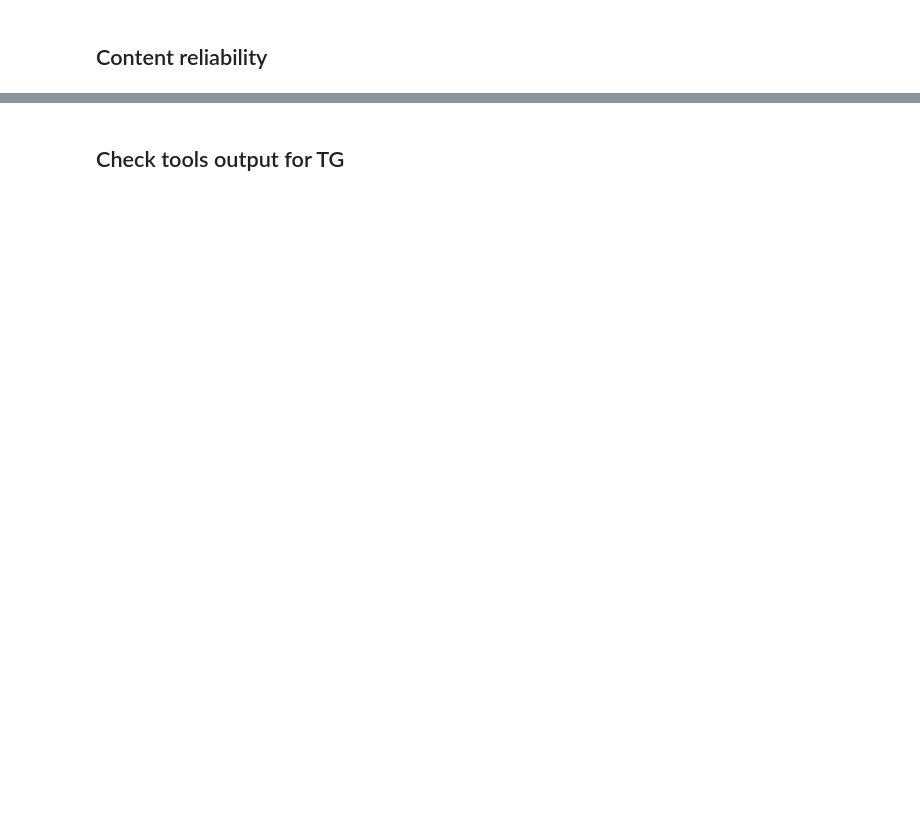
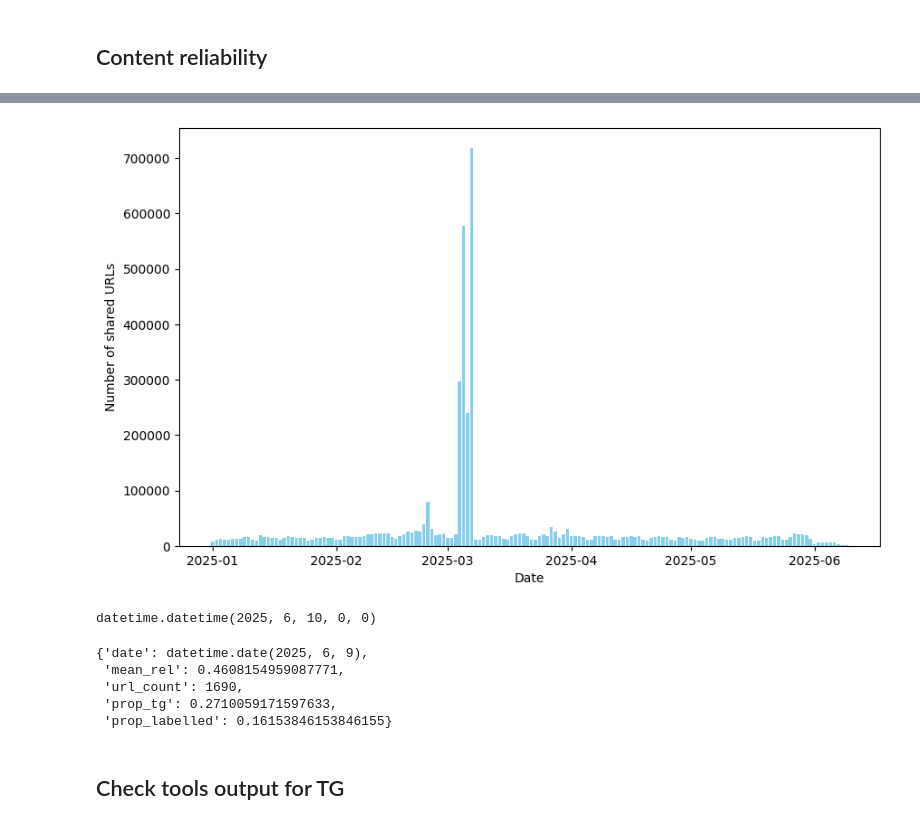
Before and after one commit to TLouf/AI4trust-observatory, a Jupyter notebook: viz.ipynb, the cells around one changed output, grey strips where cells are left out. Saved outputs shown, nothing was run; the diff lists cells and outputs as text; code cells hidden in the pictures; blank space fills up the shorter version.

```diff
--- a/viz.ipynb
+++ b/viz.ipynb
@@ -54,3 +151,23 @@ domains = df_from_db(query, ['domain', 'reliability'], catalog='db')
+# %%
+fig, ax = plt.subplots(figsize=(10, 6))
+ax.bar(x='date', height='url_count', data=daily_stats, color='skyblue')
+ax.set_xlabel('Date')
+ax.set_ylabel('Number of shared URLs')
+fig.show()
+# %% [output]
+[figure, added]
+# %%
+dt_range[160]
+# %% [output]
+datetime.datetime(2025, 6, 10, 0, 0)
+# %%
+daily_stats[-1]
+# %% [output]
+{'date': datetime.date(2025, 6, 9),
+ 'mean_rel': 0.4608154959087771,
+ 'url_count': 1690,
+ 'prop_tg': 0.2710059171597633,
+ 'prop_labelled': 0.16153846153846155}
 # %% [markdown]
 ## Check tools output for TG
 # %%
```
Also changed, not shown: parts of 10 cells of this notebook.
